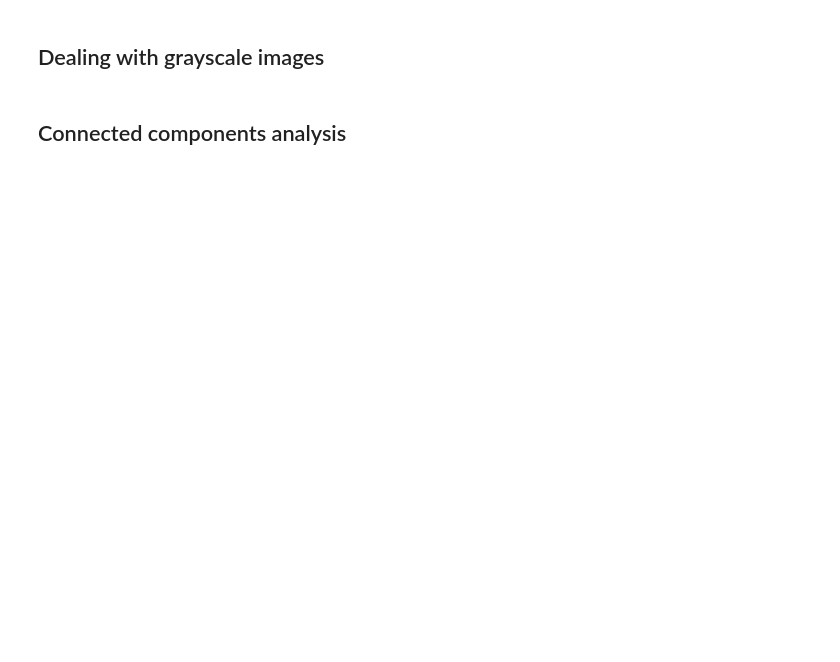
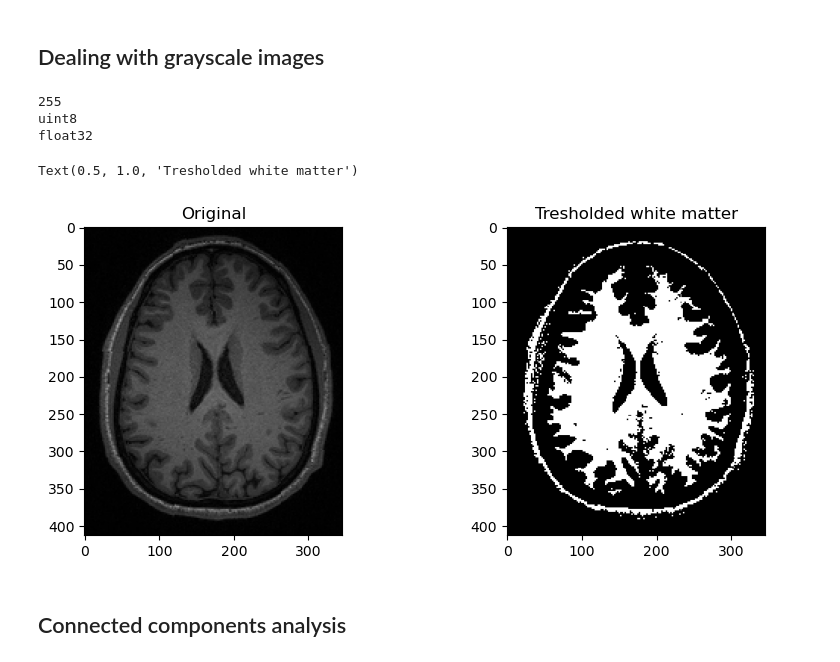
Before and after one commit to TranslationalML/course-image-analysis, a Jupyter notebook: module2/morphological_operations.ipynb, the cells around one changed output. Drawn from its saved outputs; the diff is of its cells as text; code cells hidden in the pictures; blank space fills up the shorter version.

```diff
--- a/module2/morphological_operations.ipynb
+++ b/module2/morphological_operations.ipynb
@@ -130,4 +144,25 @@ TODO: go back to your threshold choice. What is your optimal combination of thre
 # %% [markdown]
 ## Dealing with grayscale images
+# %%
+# Load brain image
+image_file_brain = os.path.join(path_to_images, 'MRIt1w.png')
+img_b = io.imread(image_file_brain)
+
+# threshold to get only white matter
+threshold = 60         # Experiment with this your desired threshold value
+binary_img_b = np.array(img_b > threshold,dtype=np.float32)
+
+fig, (ax1, ax2) = plt.subplots(1, 2, figsize=(10,4))
+ax1.imshow(img_b, cmap='gray')
+ax1.set_title('Original')
+
+ax2.imshow(binary_img_b)
+ax2.set_title('Tresholded white matter')
+# %% [output]
+255
+uint8
+float32
+Text(0.5, 1.0, 'Tresholded white matter')
+[figure, added]
 # %% [markdown]
 ## Connected components analysis
```
Also changed, not shown: parts of 9 cells of this notebook, 1 other file.
